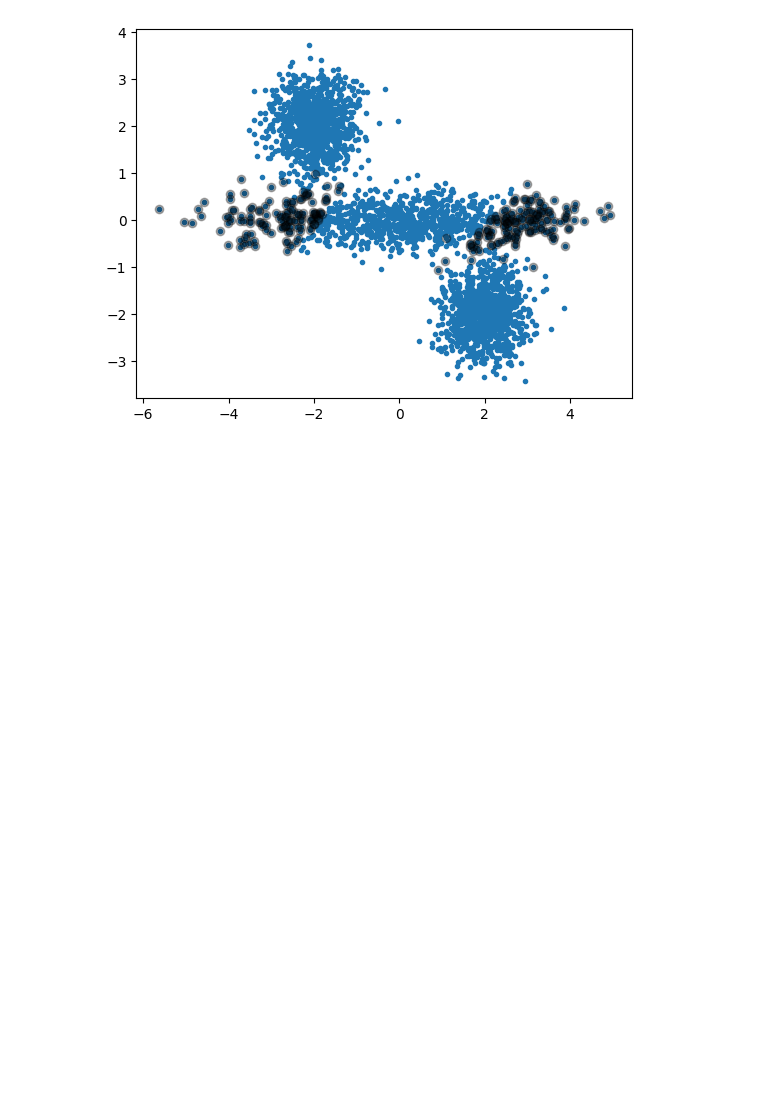
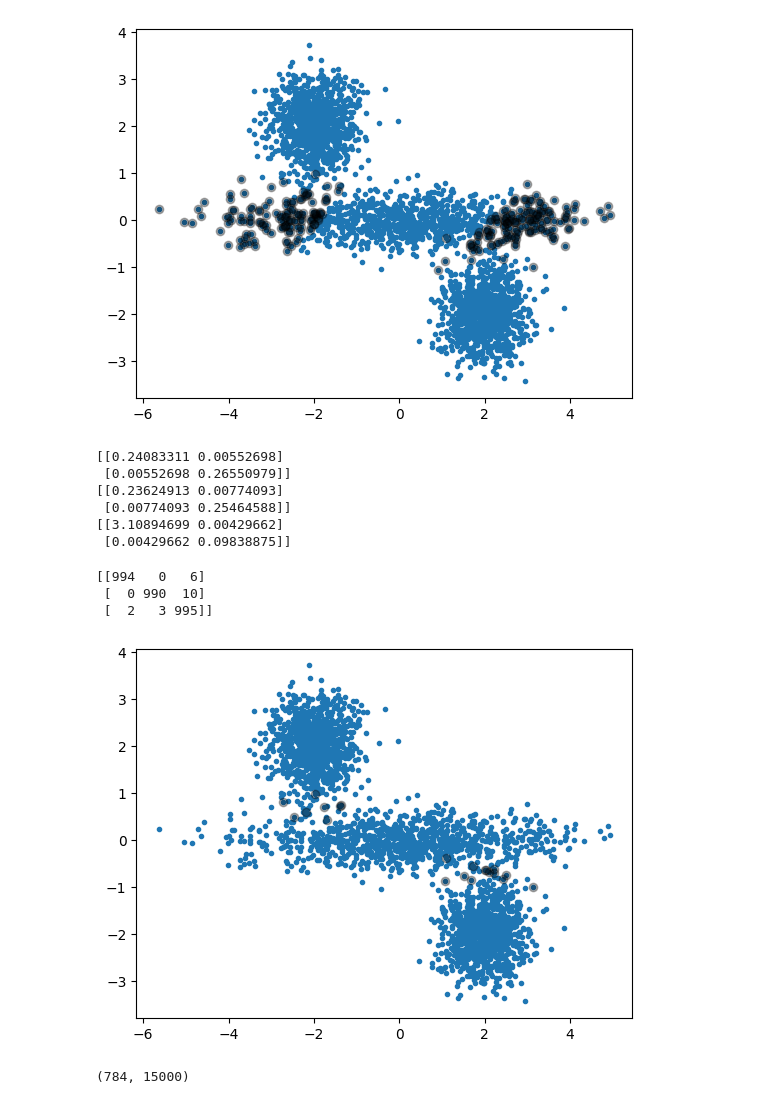
Before and after one commit to RuiFerreira05/ISEL-Year-3, a Jupyter notebook: AA/codigo/10_15.ipynb, the cells around one changed output. Saved outputs shown, nothing was run; the diff lists cells and outputs as text; code cells hidden in the pictures; blank space fills up the shorter version.

```diff
--- a/AA/codigo/10_15.ipynb
+++ b/AA/codigo/10_15.ipynb
@@ -82,3 +83,57 @@ plt.plot(X[0, y!=ye], X[1, y!=ye], 'ok', alpha=.3)
 # %% [output]
 [<matplotlib.lines.Line2D at 0x...>]
 [figure]
+# %%
+c1 = np.cov(X[:,y==1])
+c2 = np.cov(X[:,y==2])
+c3 = np.cov(X[:,y==3])
+print(c1)
+print(c2)
+print(c3)
+# %% [output]
+[[0.24083311 0.00552698]
+ [0.00552698 0.26550979]]
+[[0.23624913 0.00774093]
+ [0.00774093 0.25464588]]
+[[3.10894699 0.00429662]
+ [0.00429662 0.09838875]]
+# %%
+s1 = la.pinv(c1)
+s2 = la.pinv(c2)
+s3 = la.pinv(c3)
+# %%
+X1 = X - media_c1[:, np.newaxis]
+X2 = X - media_c2[:, np.newaxis]
+X3 = X - media_c3[:, np.newaxis]
+
+dist1 = np.sqrt(np.sum(X1 * np.dot(s1, X1), axis=0))
+dist2 = np.sqrt(np.sum(X2 * np.dot(s2, X2), axis=0))
+dist3 = np.sqrt(np.sum(X3 * np.dot(s3, X3), axis=0))
+
+D = np.vstack((dist1, dist2, dist3))
+ye = np.argmin(D, axis=0) + 1
+
+plt.plot(X[0,:],X[1,:],'.')
+plt.plot(X[0, y!=ye], X[1, y!=ye], 'ok', alpha=.3)
+
+print(confusion_matrix(y, ye))
+# %% [output]
+[[994   0   6]
+ [  0 990  10]
+ [  2   3 995]]
+[figure, added]
+# %%
+D = pickle.load(open('data/MNISTsmall.p', 'rb'))
+
+x = D.data
+y = D.target
+
+f1 = D.foldTrain
+x1 = x[:,f1]
+x2 = x[:,f1==0]
+y1 = y[f1]
+y2 = y[f1==0]
+
+x.shape
+# %% [output]
+(784, 15000)
```
Also changed, not shown: parts of 4 cells of this notebook.
